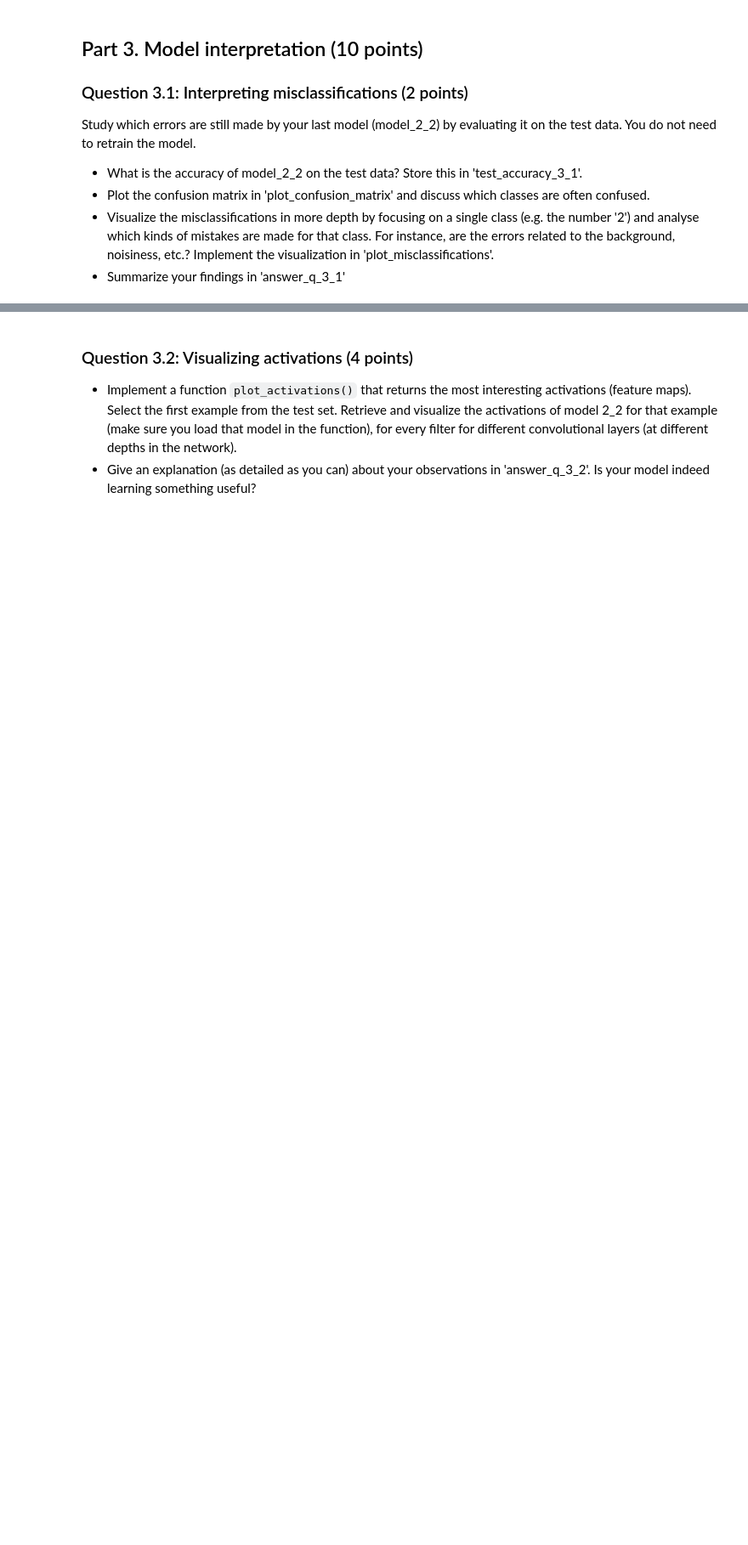
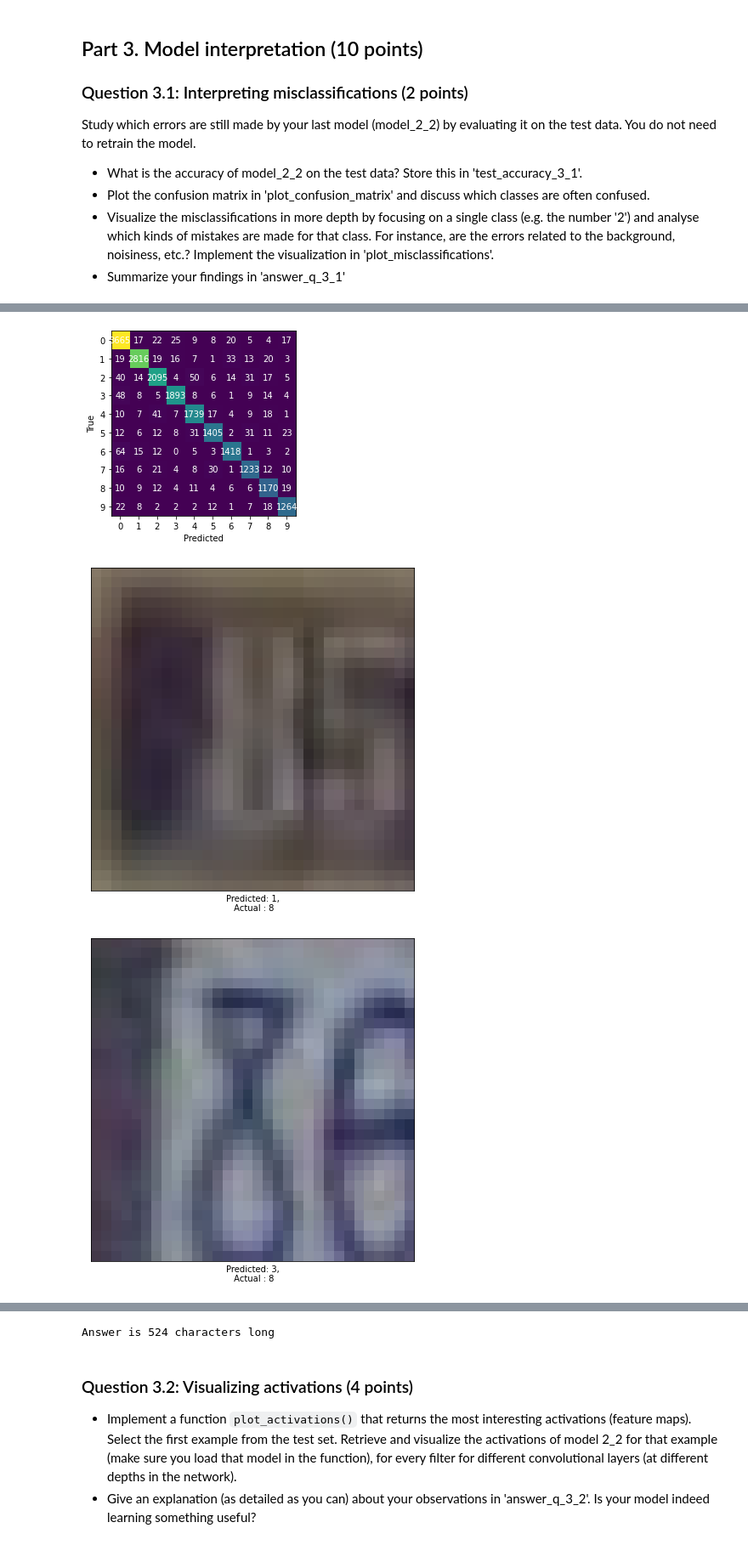
Before and after one commit to mitagr/web-ret-assignment-3, a Jupyter notebook: Assignment 3.ipynb, the cells around one changed output, grey strips where cells are left out. Shown at 85% size. Drawn from its saved outputs; the diff is of its cells as text; code cells hidden in the pictures; blank space fills up the shorter version.

```diff
--- a/Assignment 3.ipynb
+++ b/Assignment 3.ipynb
@@ -658,26 +643,26 @@ def plot_confusion_matrix():
     ax.set_xticks(np.arange(10)), ax.set_yticks(np.arange(10))
     ax.set_ylabel('True')
     ax.set_xlabel('Predicted')
-
     for i in range(100):
         ax.text(int(i/10), i%10, cm[i%10,int(i/10)], ha="center", va="center", color="w")
-
     return test_accuracy_3_1
-    pass
+plot_confusion_matrix()
 
 def plot_misclassifications():
     misclassified_samples = np.nonzero(np.argmax(y_test, axis=1) != np.argmax(y_pred, axis=1))[0]
-    fig, axes = plt.subplots(1, 5,  figsize=(10, 5))
-    for nr, i in enumerate(misclassified_samples[:5]):
-        axes[nr].imshow(X_test[i])
-        axes[nr].set_xlabel("Predicted: %s,\n Actual : %s" % ((np.argmax(y_pred[i])+1)%10, (np.argmax(y_test[i])+1)%10))
-        axes[nr].set_xticks(()), axes[nr].set_yticks(())
-    plt.show();
-    pass
-
-plot_confusion_matrix()
+    count= 0
+    for nr, i in enumerate(misclassified_samples[:100]):
+        count+=1
+        if (np.argmax(y_test[i])+1)%10== 8:
+            fig, axes = plt.subplots(1, 1,  figsize=(10, 7))
+            axes.imshow(X_test[i])
+            axes.set_xlabel("Predicted: %s,\n Actual : %s" % ((np.argmax(y_pred[i])+1)%10, (np.argmax(y_test[i])+1)%10))
+            axes.set_xticks(()), axes.set_yticks(())
+            plt.show()
+            if count== 10:
+                break
 plot_misclassifications()
 
-answer_q_3_1 = """We observe that the images that contain more than one digit are misclassfied. Since our model is designed to classify single digits it is cannot classify multiple digits in a single image."""
+answer_q_3_1 = """We observe that the images that contain more than one digit are misclassfied. Since our model is designed to classify single digits it cannot classify multiple digits in a single image. When we observe the class of 8 we see that it is mostly being misclassified as 6 or 0. The quality of some of the misclassified images is extremely poor, even hard for humans to classify. However, the highest number of miss-classifications is between 6 and 0 and between 3 and 0. In general, 0 is often being misclassified as other digit."""
 print("Answer is {} characters long".format(len(answer_q_3_1)))
 # %% [output]
@@ -684,0 +670,3 @@ Answer is 44 characters long
+[figure, added]
+[figure, added]
+[figure, added]
@@ -685,3 +677,4 @@ Answer is 44 characters long
+Answer is 524 characters long
 # %% [markdown]
 ### Question 3.2: Visualizing activations (4 points)
 * Implement a function `plot_activations()` that returns the most interesting activations (feature maps). Select the first example from the test set. Retrieve and visualize the activations of model 2_2 for that example (make sure you load that model in the function), for every filter for different convolutional layers (at different depths in the network).
```
Also changed, not shown: parts of 14 cells of this notebook.
